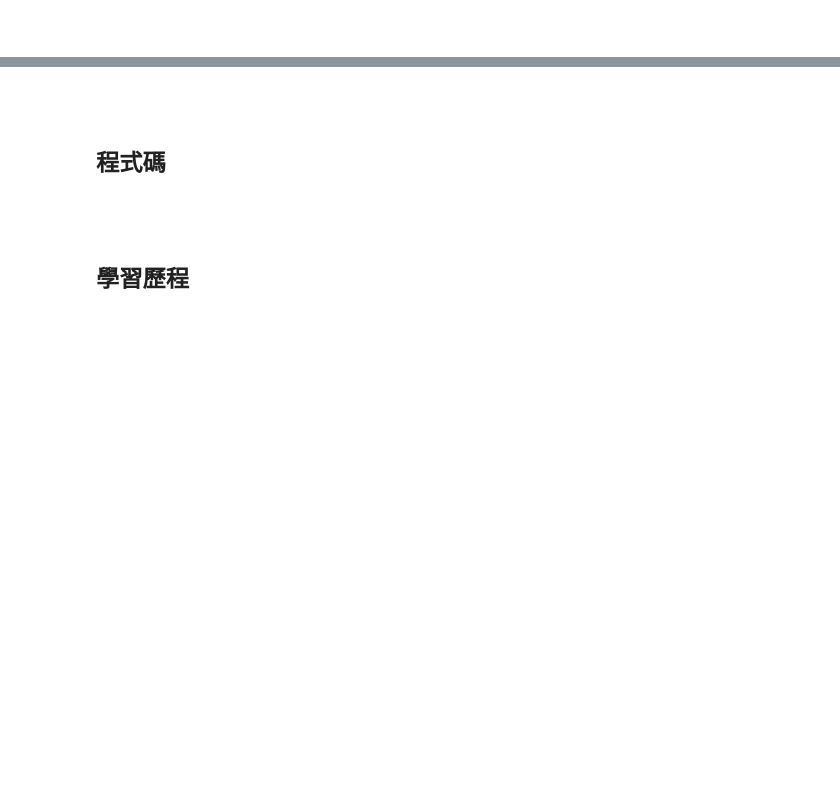
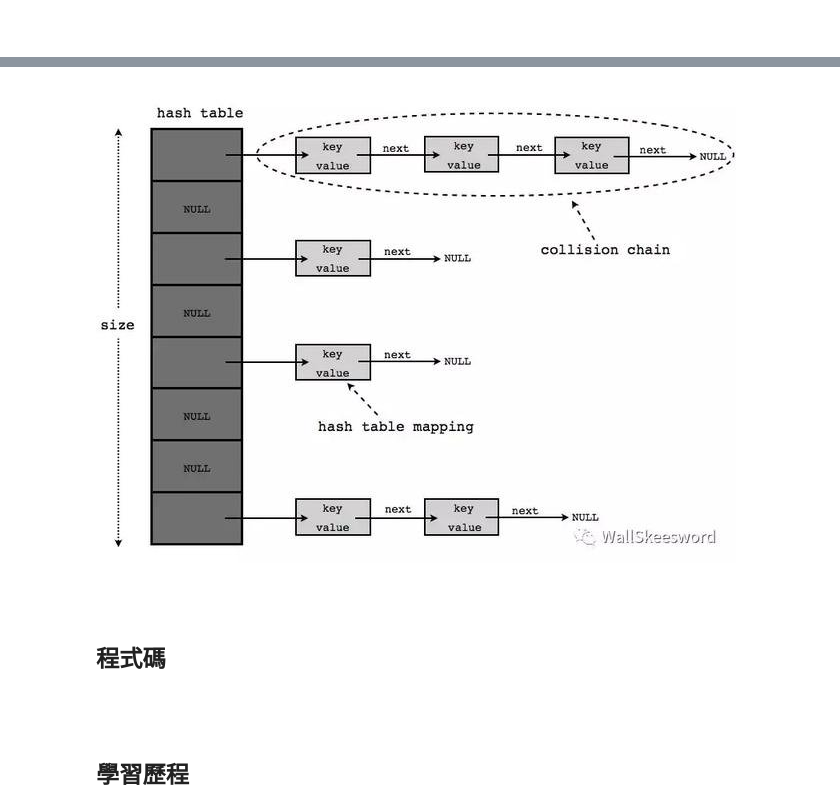
Before and after one commit to jiaying777/DATA-STRUCTURES-AND-ALGORITHMS, a Jupyter notebook: HW4/hash table 學習歷程、流程圖與文字說明.ipynb, the cells around one changed output, grey strips where cells are left out. Drawn from its saved outputs; the diff is of its cells as text; code cells hidden in the pictures; blank space fills up the shorter version.

```diff
--- a/HW4/hash table 學習歷程、流程圖與文字說明.ipynb
+++ b/HW4/hash table 學習歷程、流程圖與文字說明.ipynb
@@ -48,4 +50,8 @@ Hash功能：新增、刪除、查詢
 [圖片來源](https://kknews.cc/code/5vla3p8.html)
+# %%
+Image(filename='1.jpg',width = '70%')
+# %% [output]
+[figure, added]
 # %% [markdown]
 <br>
 # %% [markdown]
```
Also changed, not shown: parts of 4 cells of this notebook.
